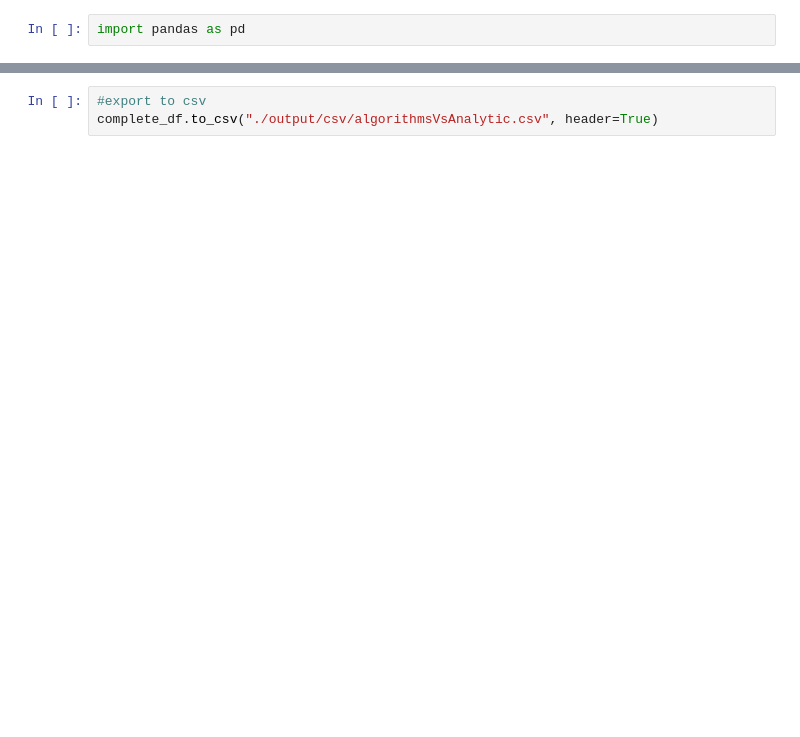
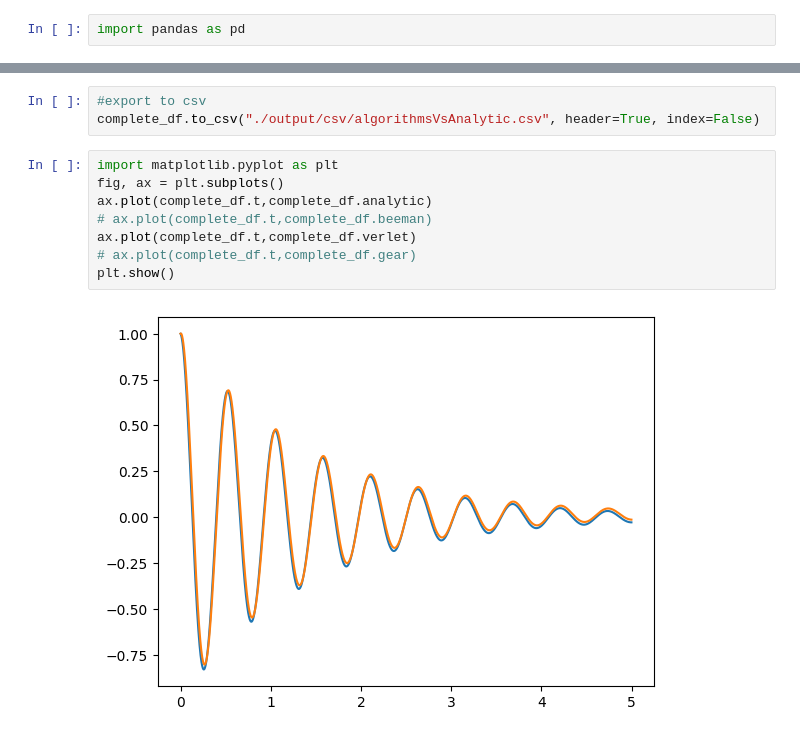
Before and after one commit to JuArce/SS_TP4, a Jupyter notebook: data_analysis/DataResultsVsAnalytical.ipynb, the cells around one changed output, grey strips where cells are left out. Drawn from its saved outputs; the diff is of its cells as text; blank space fills up the shorter version.

```diff
--- a/data_analysis/DataResultsVsAnalytical.ipynb
+++ b/data_analysis/DataResultsVsAnalytical.ipynb
@@ -62,3 +62,13 @@ complete_df
 # %%
 #export to csv
-complete_df.to_csv("./output/csv/algorithmsVsAnalytic.csv", header=True)
+complete_df.to_csv("./output/csv/algorithmsVsAnalytic.csv", header=True, index=False)
+# %%
+import matplotlib.pyplot as plt
+fig, ax = plt.subplots()
+ax.plot(complete_df.t,complete_df.analytic)
+# ax.plot(complete_df.t,complete_df.beeman)
+ax.plot(complete_df.t,complete_df.verlet)
+# ax.plot(complete_df.t,complete_df.gear)
+plt.show()
+# %% [output]
+[figure, added]
```
Also changed, not shown: parts of 5 cells of this notebook, 4 other files.
